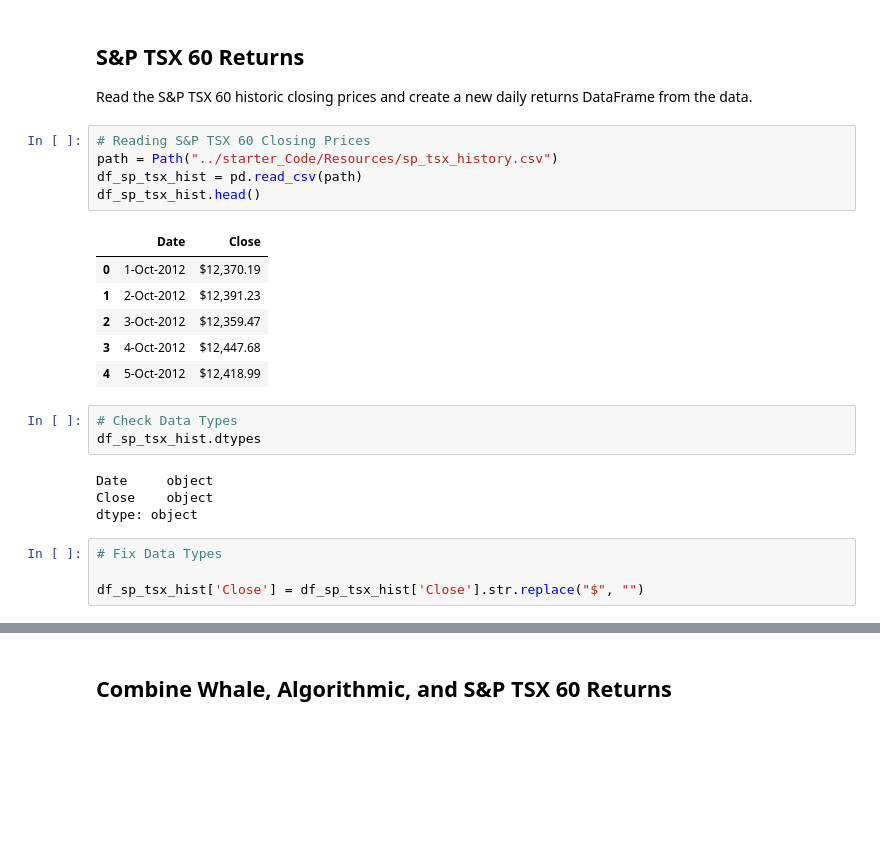
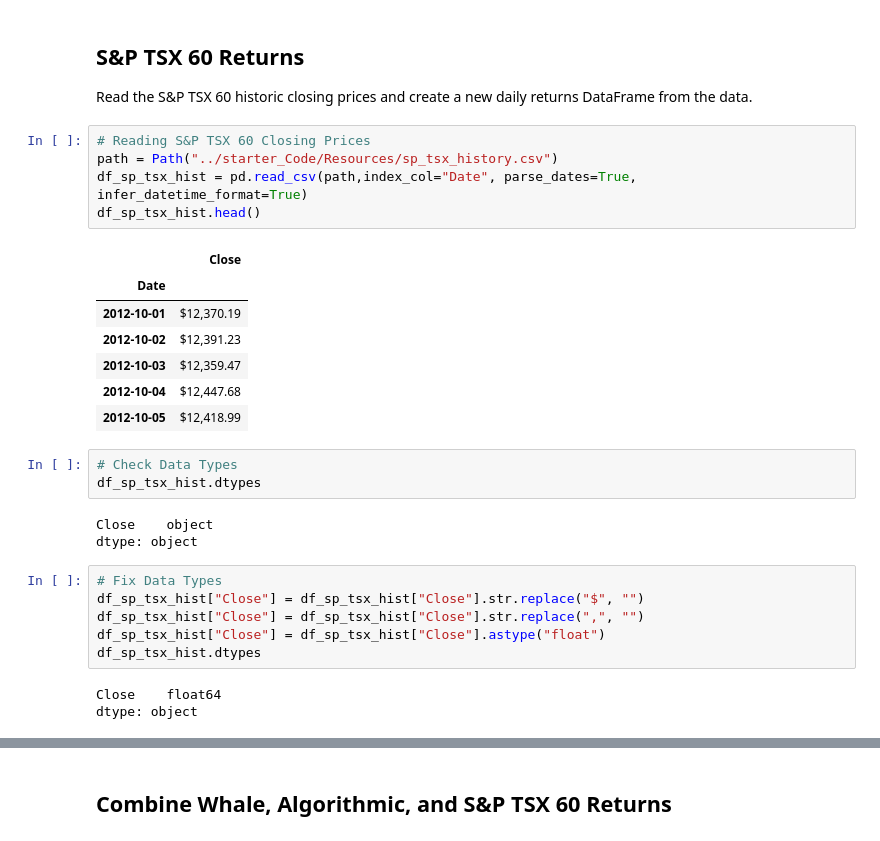
Before and after one commit to diana-cubides/Homework4, a Jupyter notebook: whale_analysis.ipynb, the cells around one changed output, grey strips where cells are left out. Cells and saved outputs as stored; diff of their text form; blank space fills up the shorter version.

```diff
--- a/whale_analysis.ipynb
+++ b/whale_analysis.ipynb
@@ -92,25 +100,30 @@ Read the S&P TSX 60 historic closing prices and create a new daily returns DataF
 # %%
 # Reading S&P TSX 60 Closing Prices
 path = Path("../starter_Code/Resources/sp_tsx_history.csv")
-df_sp_tsx_hist = pd.read_csv(path)
+df_sp_tsx_hist = pd.read_csv(path,index_col="Date", parse_dates=True, infer_datetime_format=True)
 df_sp_tsx_hist.head()
 # %% [output]
-|  | Date | Close |
-| 0 | 1-Oct-2012 | $12,370.19 |
-| 1 | 2-Oct-2012 | $12,391.23 |
-| 2 | 3-Oct-2012 | $12,359.47 |
-| 3 | 4-Oct-2012 | $12,447.68 |
-| 4 | 5-Oct-2012 | $12,418.99 |
+|  | Close |
+| Date |  |
+| 2012-10-01 | $12,370.19 |
+| 2012-10-02 | $12,391.23 |
+| 2012-10-03 | $12,359.47 |
+| 2012-10-04 | $12,447.68 |
+| 2012-10-05 | $12,418.99 |
 # %%
 # Check Data Types
 df_sp_tsx_hist.dtypes
 # %% [output]
-Date     object
 Close    object
 dtype: object
 # %%
 # Fix Data Types
-
-df_sp_tsx_hist['Close'] = df_sp_tsx_hist['Close'].str.replace("$", "")
+df_sp_tsx_hist["Close"] = df_sp_tsx_hist["Close"].str.replace("$", "")
+df_sp_tsx_hist["Close"] = df_sp_tsx_hist["Close"].str.replace(",", "")
+df_sp_tsx_hist["Close"] = df_sp_tsx_hist["Close"].astype("float")
+df_sp_tsx_hist.dtypes
+# %% [output]
+Close    float64
+dtype: object
 # %%
 # Calculate Daily Returns
```
Also changed, not shown: parts of 49 cells of this notebook.
